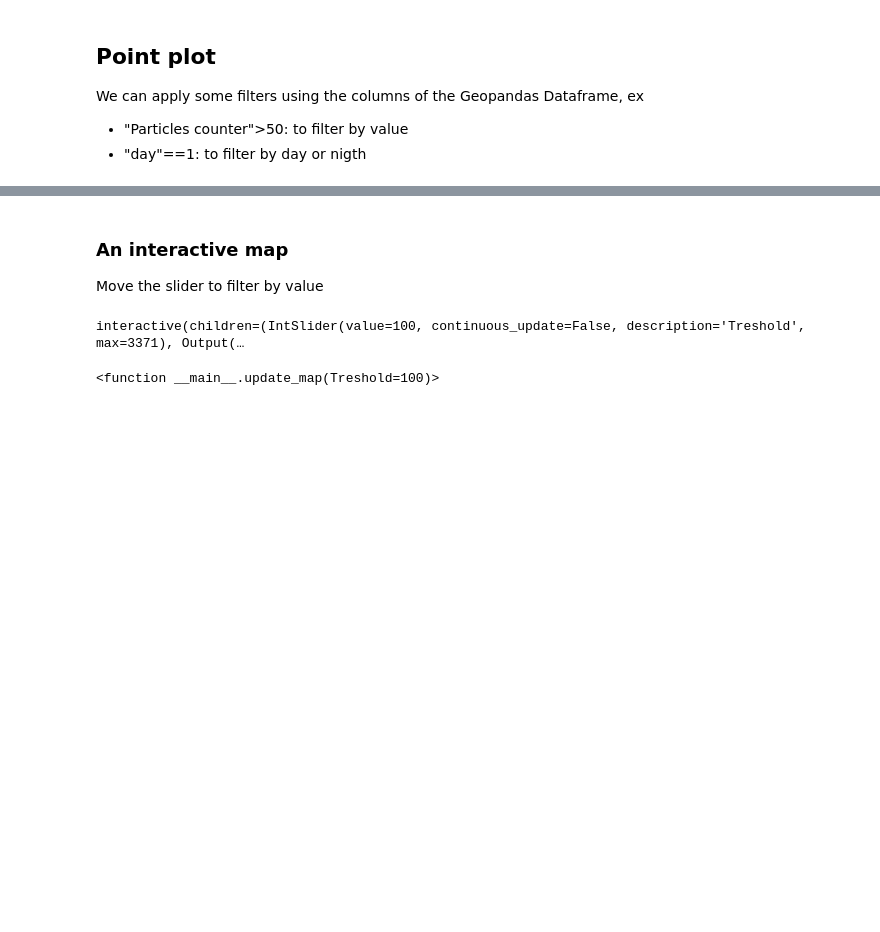
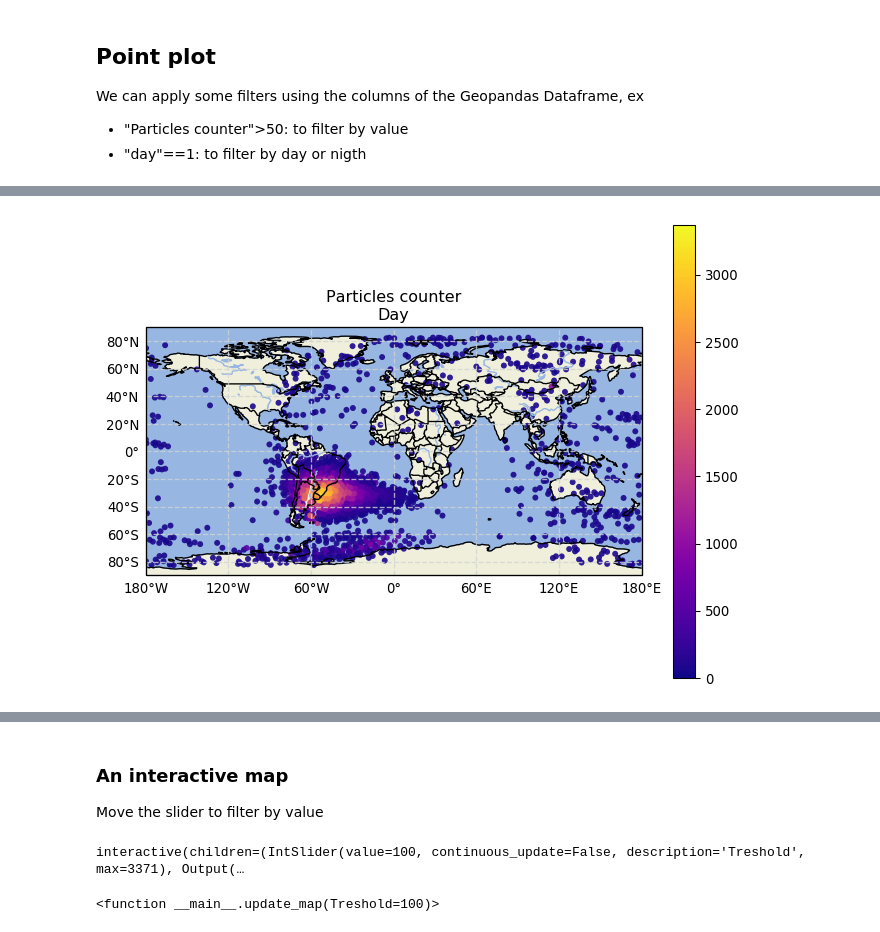
Before and after one commit to spel-uchile/langmuir_parser, a Jupyter notebook: notebooks/langmuir-2.ipynb, the cells around one changed output, grey strips where cells are left out. Saved outputs shown, nothing was run; the diff lists cells and outputs as text; code cells hidden in the pictures; blank space fills up the shorter version.

```diff
--- a/notebooks/langmuir-2.ipynb
+++ b/notebooks/langmuir-2.ipynb
@@ -28,7 +28,7 @@ def gpointplot_map(gdf, vmin=None, vmax=None, title="", variable="Particles coun
     # Set figure, axes and projection
     fig = plt.figure(figsize=(800 / 96, 600 / 96), dpi=96)
     ax = plt.axes(projection=gcrs.PlateCarree())
-    gl = ax.gridlines(draw_labels=True, linewidth=1, color='gray', alpha=0.5, linestyle='--')
+    gl = ax.gridlines(draw_labels=True, linewidth=1, color='lightgray', alpha=0.8, linestyle='--')
     gl.xlabels_top = False
     gl.ylabels_right = False
     gl.xformatter = LONGITUDE_FORMATTER
@@ -61,7 +61,7 @@ def gkdeplot_map(gdf, vmin=None, vmax=None, title=""):
     # Set figure, axes and projection
     fig = plt.figure(figsize=(800 / 96, 600 / 96), dpi=96)
     ax = plt.axes(projection=gcrs.PlateCarree())
-    gl = ax.gridlines(draw_labels=True, linewidth=1, color='gray', alpha=0.5, linestyle='--')
+    gl = ax.gridlines(draw_labels=True, linewidth=1, color='gray', alpha=0.8, linestyle='--')
     gl.xlabels_top = False
     gl.ylabels_right = False
     gl.xformatter = LONGITUDE_FORMATTER
@@ -81,7 +81,7 @@ def gkdeplot_map(gdf, vmin=None, vmax=None, title=""):
 
     plt.title(title)
 
-def ggridify_map(gdf, vmin=None, vmax=None, title="", variable="Particles counter", size=5, method=np.mean):
+def ggridify_map(gdf, vmin=None, vmax=None, title="", variable="Particles counter", size=5, method=np.mean, get_max=True):
     """
     Generate a Geoplot Pointplot (see: https://residentmario.github.io/geoplot/pointplot.html#geoplot.pointplot)
     :param gdf: Geopandas dataframe. Must contain a geometry column (see: https://geopandas.readthedocs.io/en/latest/gallery/create_geopandas_from_pandas.html#from-longitudes-and-latitudes)
@@ -93,7 +93,7 @@ def ggridify_map(gdf, vmin=None, vmax=None, title="", variable="Particles counte
     # Set figure, axes and projection
     fig = plt.figure(figsize=(800 / 96, 600 / 96), dpi=96)
     ax = plt.axes(projection=gcrs.PlateCarree())
-    gl = ax.gridlines(draw_labels=True, linewidth=1, color='gray', alpha=0.5, linestyle='--')
+    gl = ax.gridlines(draw_labels=True, linewidth=1, color='lightgray', alpha=0.7, linestyle='--')
     gl.xlabels_top = False
     gl.ylabels_right = False
     gl.xformatter = LONGITUDE_FORMATTER
@@ -102,7 +102,7 @@ def ggridify_map(gdf, vmin=None, vmax=None, title="", variable="Particles counte
     # Build a grid and agregate data
     grid = glt.gridify_data(gdf, size, variable, method=method, cut=False)
     # Plot using geoplot
-    ax = gplt.choropleth(grid, ax=ax, hue=variable, cmap="plasma", alpha=0.9, linewidth=0, k=None, legend=True)
+    ax = gplt.choropleth(grid, ax=ax, hue=variable, vmin=vmin, vmax=vmax, cmap="plasma", alpha=0.9, linewidth=0, k=None, legend=True)
 
     # Setting plot atributes
     ax.set_global()
@@ -114,6 +114,14 @@ def ggridify_map(gdf, vmin=None, vmax=None, title="", variable="Particles counte
     ax.add_feature(cartopy.feature.BORDERS)
 
     plt.title(title)
+
+    if get_max:
+        pmax = grid.loc[grid["Particles counter"].idxmax(),:]
+        c = gpd.GeoDataFrame(pmax).T
+        c["centroid"] = c.centroid
+        c = c.set_geometry("centroid")
+        c.plot(ax=ax, marker="*", markersize=100.0, color="green", alpha=1)
+        return pmax
 # %% [markdown]
 # SUCHAI-1 Langmuir probe's particles counter analysis
 
@@ -156,5 +167,5 @@ gdf_f = gdf[gdf["Particles counter"] > 50]
 gdf_f = gdf_f[gdf_f["day"]==1]
 
 #gdf = gpd.GeoDataFrame(df_f, geometry='Coord')
-gpointplot_map(gdf_f, title="Particles counter\nDay")
+gpointplot_map(gdf_f, vmin=vmin, vmax=vmax, title="Particles counter\nDay")
 # %% [output]
@@ -163,3 +172,4 @@ gpointplot_map(gdf_f, title="Particles counter\nDay")
+[figure, added]
 # %%
 # Filter by value
 
```
Also changed, not shown: parts of 14 cells of this notebook.
